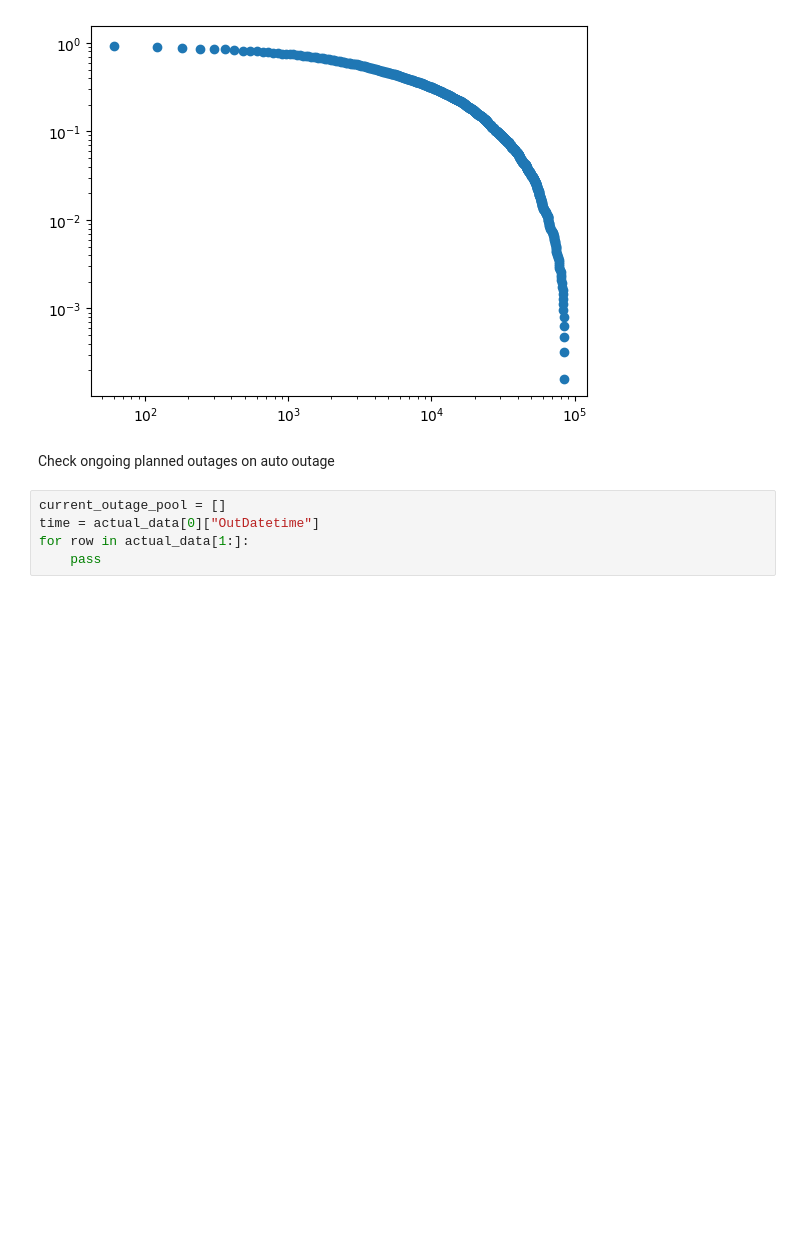
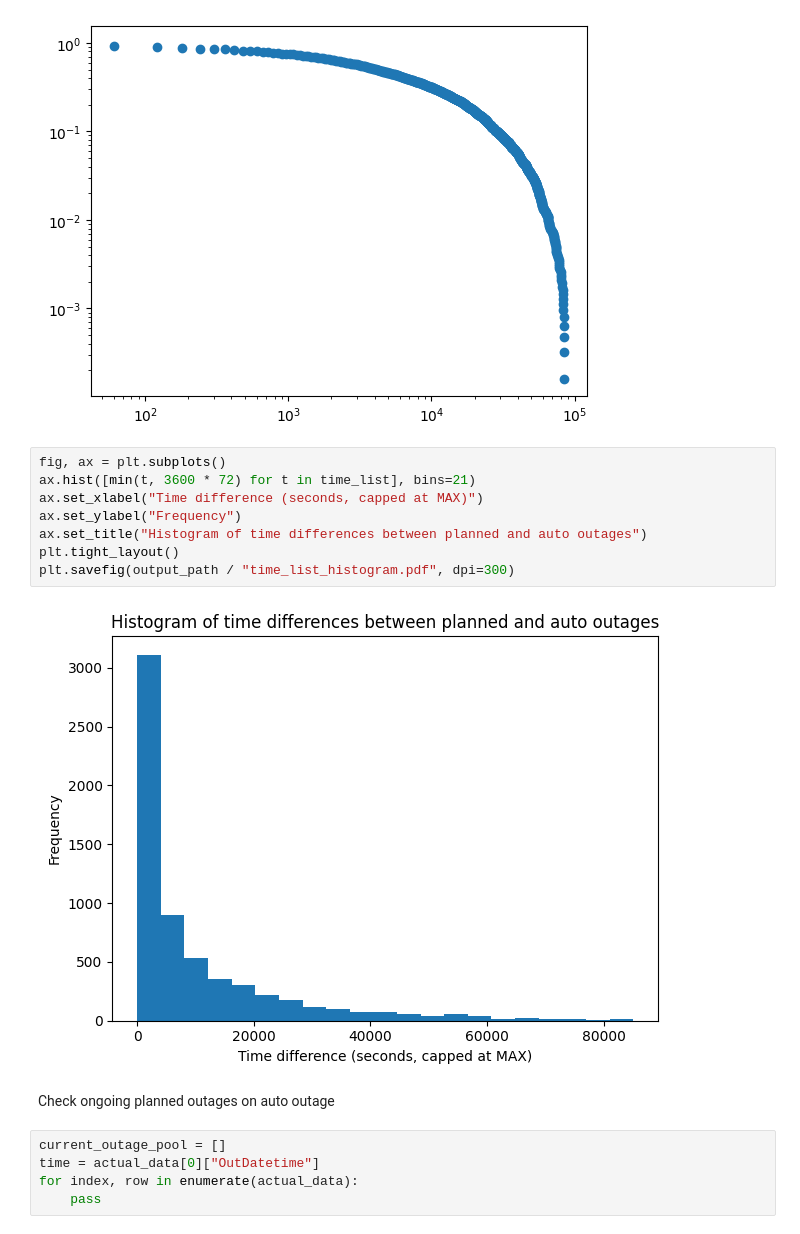
Before and after one commit to mohamad-hasan-sohan-ajini/predictive-maintenance, a Jupyter notebook: src/our_data_eda.ipynb, the cells around one changed output. Saved outputs shown, nothing was run; the diff lists cells and outputs as text; blank space fills up the shorter version.

```diff
--- a/src/our_data_eda.ipynb
+++ b/src/our_data_eda.ipynb
@@ -352,10 +412,20 @@ Not enough data. Returning nan
 Not enough data. Returning nan
 <Axes: >
 [figure]
+# %%
+fig, ax = plt.subplots()
+ax.hist([min(t, 3600 * 72) for t in time_list], bins=21)
+ax.set_xlabel("Time difference (seconds, capped at MAX)")
+ax.set_ylabel("Frequency")
+ax.set_title("Histogram of time differences between planned and auto outages")
+plt.tight_layout()
+plt.savefig(output_path / "time_list_histogram.pdf", dpi=300)
+# %% [output]
+[figure, added]
 # %% [markdown]
 Check ongoing planned outages on auto outage
 # %%
 current_outage_pool = []
 time = actual_data[0]["OutDatetime"]
-for row in actual_data[1:]:
+for index, row in enumerate(actual_data):
     pass
```
Also changed, not shown: parts of 4 cells of this notebook.
